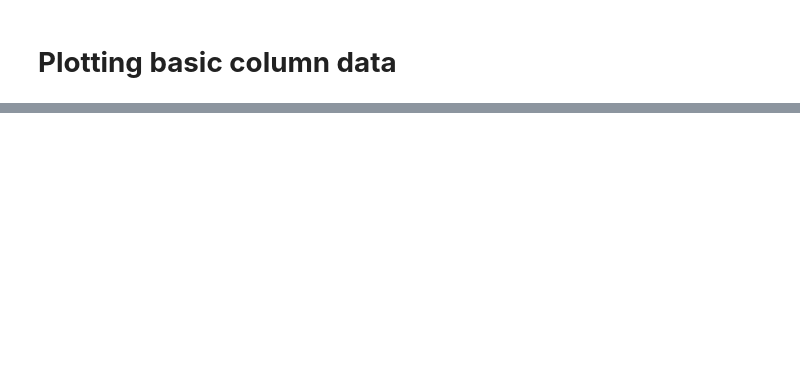
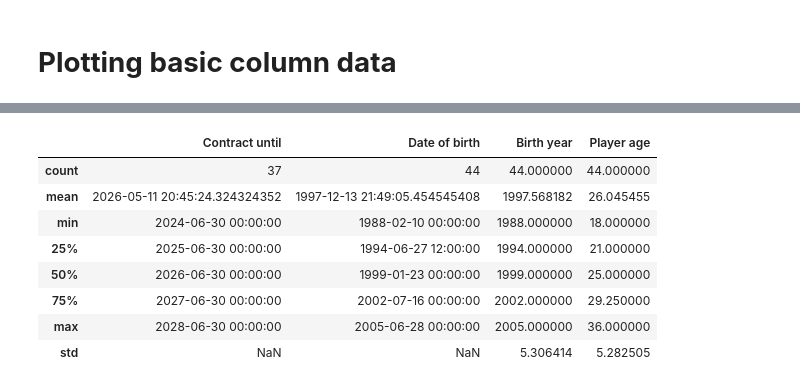
Before and after one commit to guilhermelaviola/InterMilan, a Jupyter notebook: CurrentSquad.ipynb, the cells around one changed output, grey strips where cells are left out. Cells and saved outputs as stored; diff of their text form; code cells hidden in the pictures; blank space fills up the shorter version.

```diff
--- a/CurrentSquad.ipynb
+++ b/CurrentSquad.ipynb
@@ -110,0 +112,13 @@ squad.tail(50)
+# %%
+# Displaying statistical data of the numerical data present in the dataset (after the creation of the 'Player age' column):
+squad.describe()
+# %% [output]
+|  | Contract until | Date of birth | Birth year | Player age |
+| count | 37 | 44 | 44.000000 | 44.000000 |
+| mean | 2026-05-11 20:45:24.324324352 | 1997-12-13 21:49:05.454545408 | 1997.568182 | 26.045455 |
+| min | 2024-06-30 00:00:00 | 1988-02-10 00:00:00 | 1988.000000 | 18.000000 |
+| 25% | 2025-06-30 00:00:00 | 1994-06-27 12:00:00 | 1994.000000 | 21.000000 |
+| 50% | 2026-06-30 00:00:00 | 1999-01-23 00:00:00 | 1999.000000 | 25.000000 |
+| 75% | 2027-06-30 00:00:00 | 2002-07-16 00:00:00 | 2002.000000 | 29.250000 |
+| max | 2028-06-30 00:00:00 | 2005-06-28 00:00:00 | 2005.000000 | 36.000000 |
+| std | NaN | NaN | 5.306414 | 5.282505 |
```
Also changed, not shown: parts of 9 cells of this notebook.
